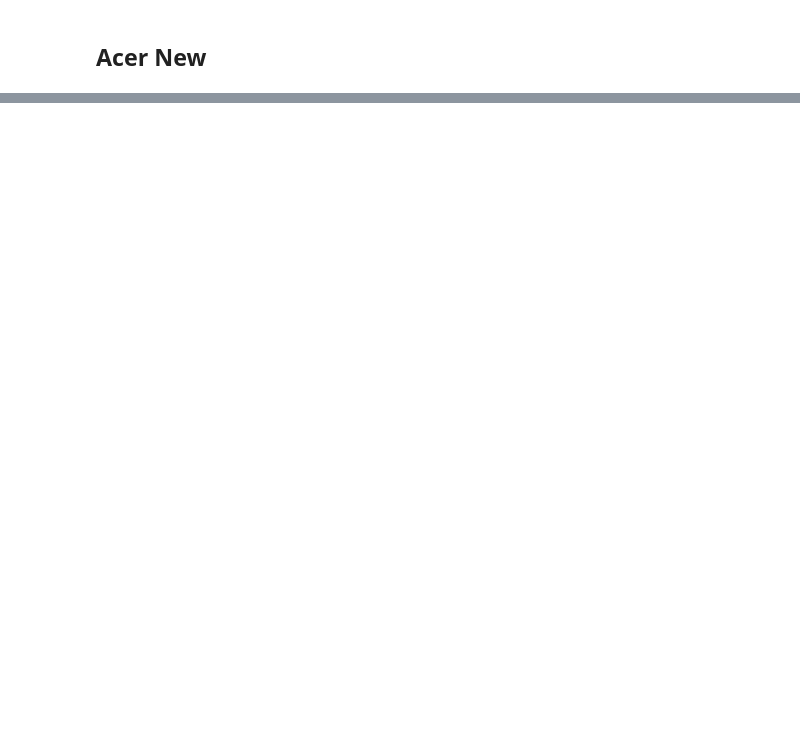
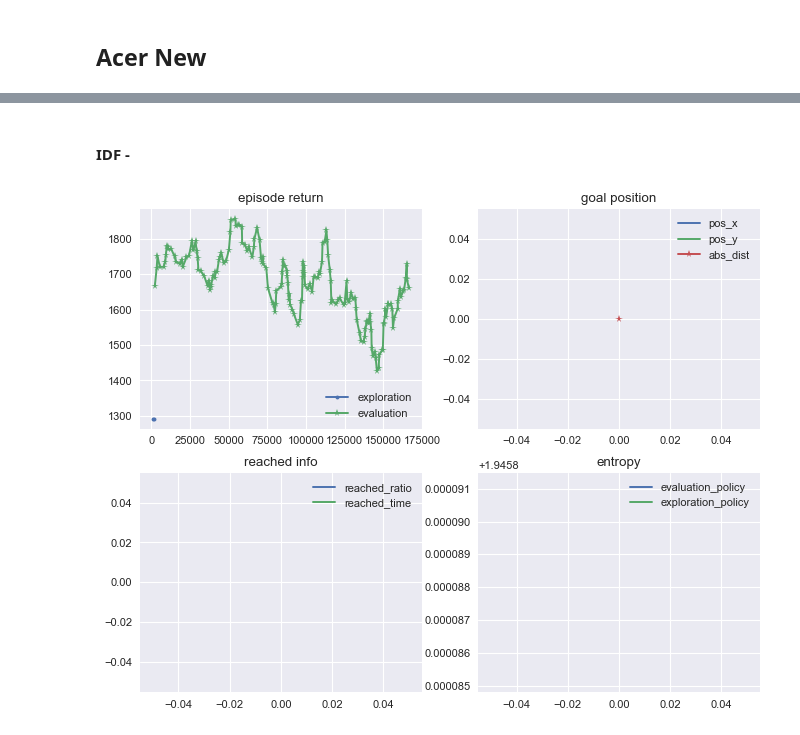
Before and after one commit to liziniu/SuperMario, a Jupyter notebook: Untitled.ipynb, the cells around one changed output, grey strips where cells are left out. Cells and saved outputs as stored; diff of their text form; code cells hidden in the pictures; blank space fills up the shorter version.

```diff
--- a/Untitled.ipynb
+++ b/Untitled.ipynb
@@ -48,0 +109,6 @@ Text(0.5,1,'evaluation')
+# %% [markdown]
+#### IDF -
+# %%
+plot_all("/Users/liziniu/mario/logs/acer_new/l2-dist/2019-04-29-19-41-37-807100")
+# %% [output]
+[figure, added]
```
Also changed, not shown: parts of 27 cells of this notebook, 5 other files.
